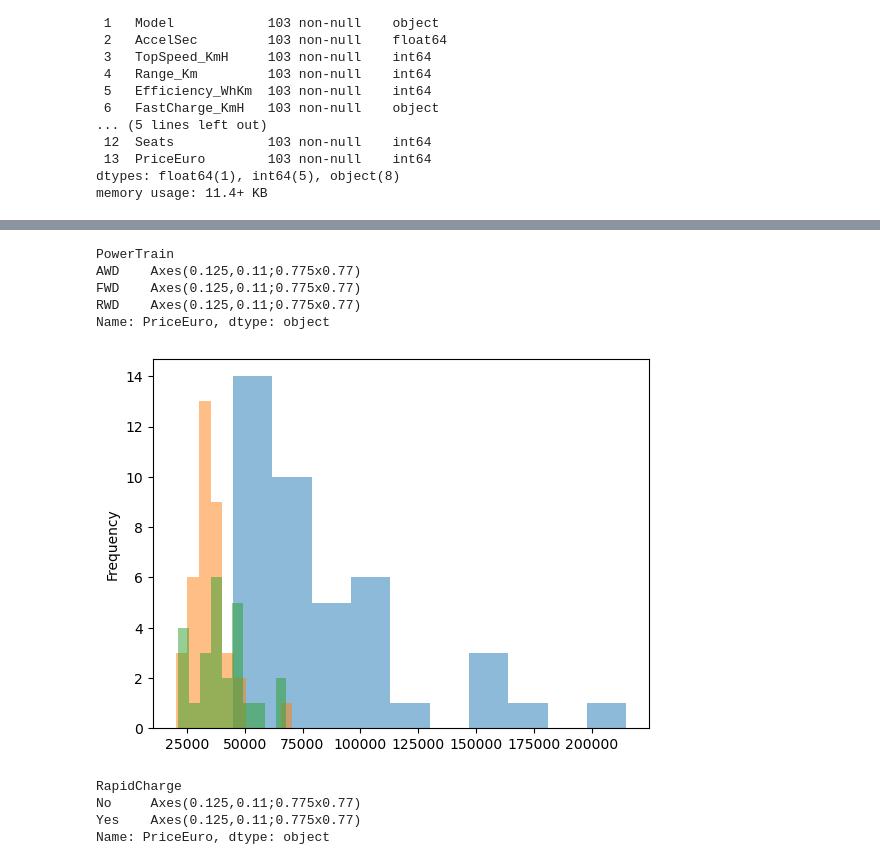
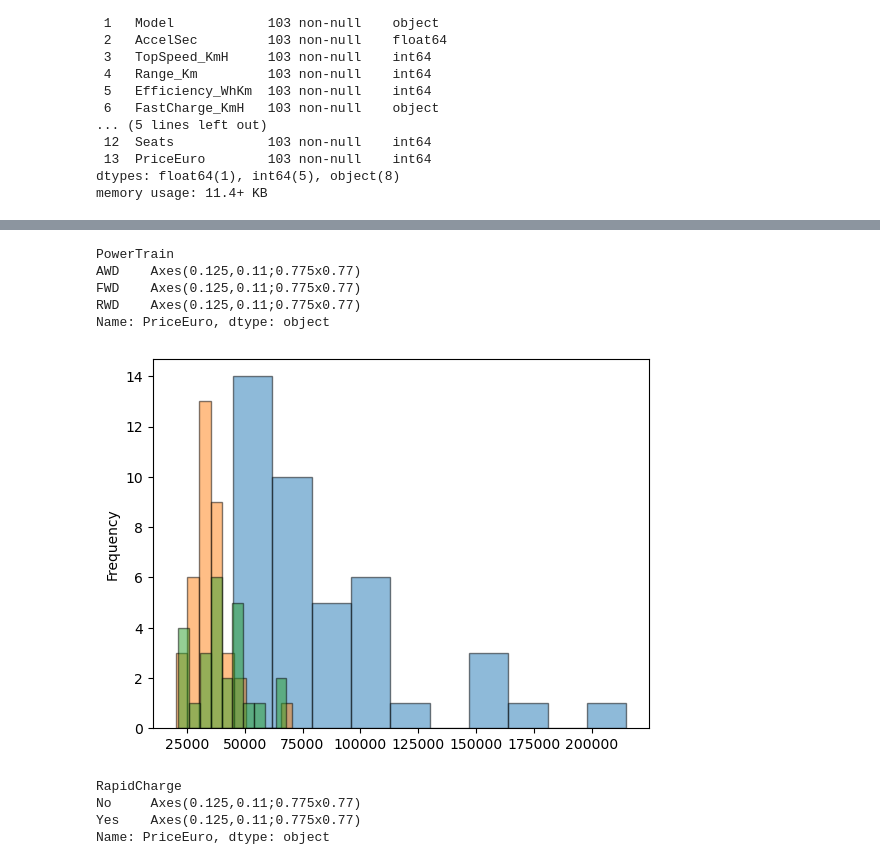
Before and after one commit to kellyshreeve/Web-App-of-Electric-Vehicle-Data-Visualizations, a Jupyter notebook: notebooks/Data Set Selection.ipynb, the cells around one changed output, grey strips where cells are left out. Cells and saved outputs as stored; diff of their text form; code cells hidden in the pictures.

```diff
--- a/notebooks/Data Set Selection.ipynb
+++ b/notebooks/Data Set Selection.ipynb
@@ -240,12 +246,12 @@ memory usage: 11.4+ KB
 # %%
-ev.groupby('PowerTrain')['PriceEuro'].plot(kind='hist', alpha=0.5)
+ev.groupby('PowerTrain')['PriceEuro'].plot(kind='hist', alpha=0.5, edgecolor='black')
 # %% [output]
 PowerTrain
 AWD    Axes(0.125,0.11;0.775x0.77)
 FWD    Axes(0.125,0.11;0.775x0.77)
 RWD    Axes(0.125,0.11;0.775x0.77)
 Name: PriceEuro, dtype: object
-[figure, old version]
+[figure, new version]
 # %%
 ev.groupby('RapidCharge')['PriceEuro'].plot(kind='hist', alpha=0.5, density=True)
 # %% [output]
```
Also changed, not shown: parts of 5 cells of this notebook, 1 other file.
